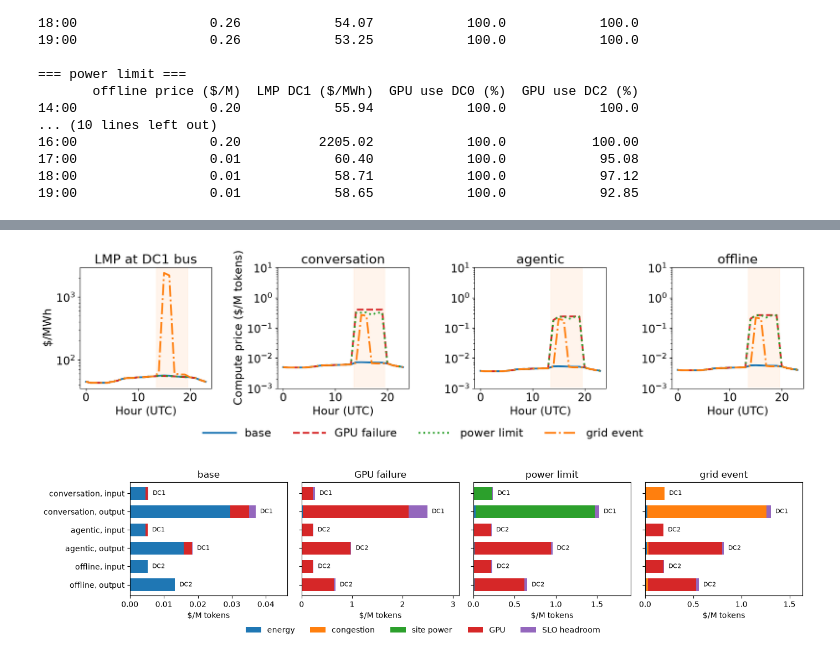
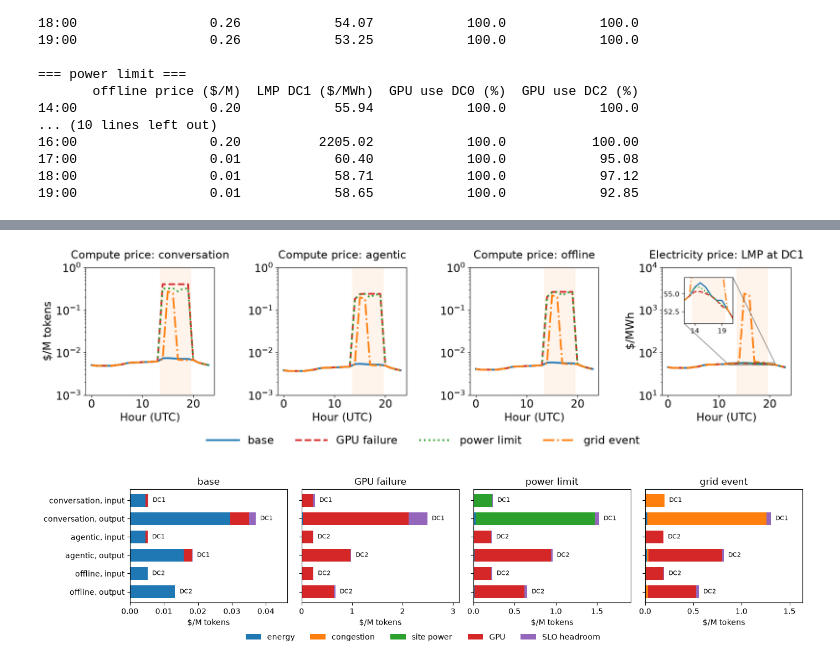
Before and after one commit to starship204/ComputePricing, a Jupyter notebook: PuttingTogether.ipynb, the cells around one changed output, grey strips where cells are left out. Saved outputs shown, nothing was run; the diff lists cells and outputs as text; code cells hidden in the pictures.

```diff
--- a/PuttingTogether.ipynb
+++ b/PuttingTogether.ipynb
@@ -65,7 +63,9 @@ The visual representation of the RTT constraints can be found below.
 from matplotlib.patches import Circle, FancyArrowPatch
 
 
-regions = ["Region 1", "Region 2", "Region 3"]
+# regions = ["Region 1", "Region 2", "Region 3"]
+
+regions = [f"Region {r}" for r in range(3)]
 
 # Circular node positions
 positions = {
@@ -638,15 +619,0 @@ with plt.rc_context({'font.size': 14}):
-# %%
-hours = np.arange(T)
-fig, ax = plt.subplots(1, 4, figsize=(13, 3))
-for a in ax:
-    a.axvspan(EVENT[0] - 0.5, EVENT[-1] + 0.5, color='C1', alpha=0.08)
-for name in EVENTS:
-    ax[0].plot(hours, RES[name]['nu'][:, SBUS[DC1]], c=COLOR[name], label=name)
-ax[0].set(yscale='log', xlabel='Hour (UTC)', ylabel='$/MWh', title='LMP at DC1 bus')
-ax[0].legend(fontsize=7)
-for k, c in enumerate(CLASSES):
-    for name in EVENTS:
-        ax[k + 1].plot(hours, [per_Mtok(RES[name], k, REGION, t) for t in hours], c=COLOR[name])
-    ax[k + 1].set(yscale='log', ylim=(1e-3, 10), xlabel='Hour (UTC)', title=f'Compute price: {c}')
-ax[1].set_ylabel('$/M tokens')
-plt.tight_layout(); plt.show()
@@ -655,28 +620,51 @@ plt.tight_layout(); plt.show()
 # %%
 hours = np.arange(T)
-LS = dict(zip(EVENTS, ['-', '--', ':', '-.']))   # one line style per event
+LS = dict(zip(EVENTS, ['-', '--', ':', '-.']))
+TITLE_KW = dict(pad=14, fontsize=17)
+lmp = {name: RES[name]['nu'][:, SBUS[DC1]] for name in EVENTS}
+
+# Inset window: event hours +/- 2, y-range of the events that keep the LMP near base
+ZX = (EVENT[0] - 2, EVENT[-1] + 2)
+near = np.concatenate([lmp[n][ZX[0]:ZX[1] + 1] for n in EVENTS if n != 'grid event'])
+margin = 0.15 * (near.max() - near.min())
+ZY = (near.min() - margin, near.max() + margin)
 
 with plt.rc_context({'font.size': 17}):
-    fig, ax = plt.subplots(1, 4, figsize=(17, 4.5))
+    fig, ax = plt.subplots(1, 4, figsize=(17, 4.8))
     for a in ax:
         a.axvspan(EVENT[0] - 0.5, EVENT[-1] + 0.5, color='C1', alpha=0.08)
-    for name in EVENTS:
-        ax[0].plot(hours, RES[name]['nu'][:, SBUS[DC1]], c=COLOR[name], ls=LS[name], lw=2.8, label=name)
-    ax[0].set(yscale='log', xlabel='Hour (UTC)', ylabel='$/MWh', title='LMP at DC1 bus')
+
+    # Panels 1-3: compute price in region 1
     for k, c in enumerate(CLASSES):
         for name in EVENTS:
-            ax[k + 1].plot(hours, [per_Mtok(RES[name], k, REGION, t) for t in hours],
-                           c=COLOR[name], ls=LS[name], lw=2.8)
-        ax[k + 1].set(yscale='log', ylim=(1e-3, 10), xlabel='Hour (UTC)', title=c)
-    ax[1].set_ylabel('Compute price ($/M tokens)')
+            ax[k].plot(hours, [per_Mtok(RES[name], k, REGION, t) for t in hours],
+                       c=COLOR[name], ls=LS[name], lw=2.8, label=name)
+        ax[k].set(yscale='log', ylim=(1e-3, 1), xlabel='Hour (UTC)')
+        ax[k].set_title(f'Compute price: {c}', **TITLE_KW)
+    ax[0].set_ylabel('$/M tokens')
+
+    # Panel 4: energy LMP at the DC1 bus
+    for name in EVENTS:
+        ax[3].plot(hours, lmp[name], c=COLOR[name], ls=LS[name], lw=2.8)
+    ax[3].set(yscale='log', ylim=(10, 1e4), xlabel='Hour (UTC)', ylabel='$/MWh')
+    ax[3].set_title('Electricity price: LMP at DC1', **TITLE_KW)
+
+    # Inset: zoom into the event window on a linear scale
+    axins = ax[3].inset_axes([0.17, 0.56, 0.38, 0.36])
+    axins.axvspan(EVENT[0] - 0.5, EVENT[-1] + 0.5, color='C1', alpha=0.08)
+    for name in EVENTS:
+        axins.plot(hours, lmp[name], c=COLOR[name], ls=LS[name], lw=2)
+    axins.set(xlim=ZX, ylim=ZY)
+    axins.set_xticks([EVENT[0], EVENT[-1]])
+    axins.tick_params(labelsize=11)
+    ax[3].indicate_inset_zoom(axins, edgecolor='0.3', alpha=0.8)
 
     handles, labels = ax[0].get_legend_handles_labels()
-    fig.legend(handles, labels, loc='lower center', ncol=len(handles), frameon=False,
-               handlelength=3)
-    plt.tight_layout(rect=(0, 0.1, 1, 1), w_pad=2)
+    fig.legend(handles, labels, loc='lower center', ncol=len(handles), frameon=False, handlelength=3)
+    plt.tight_layout(rect=(0, 0.1, 1, 1), w_pad=2.5)
     plt.show()
 # %% [output]
-[figure, old version]
+[figure, new version]
 # %%
 COLORS = {'energy': 'C0', 'congestion': 'C1', 'site power': 'C2', 'GPU': 'C3', 'SLO headroom': 'C4'}
 fig, ax = plt.subplots(1, 4, figsize=(14, 3), sharey=True)
```
Also changed, not shown: parts of 20 cells of this notebook, 4 other files.
